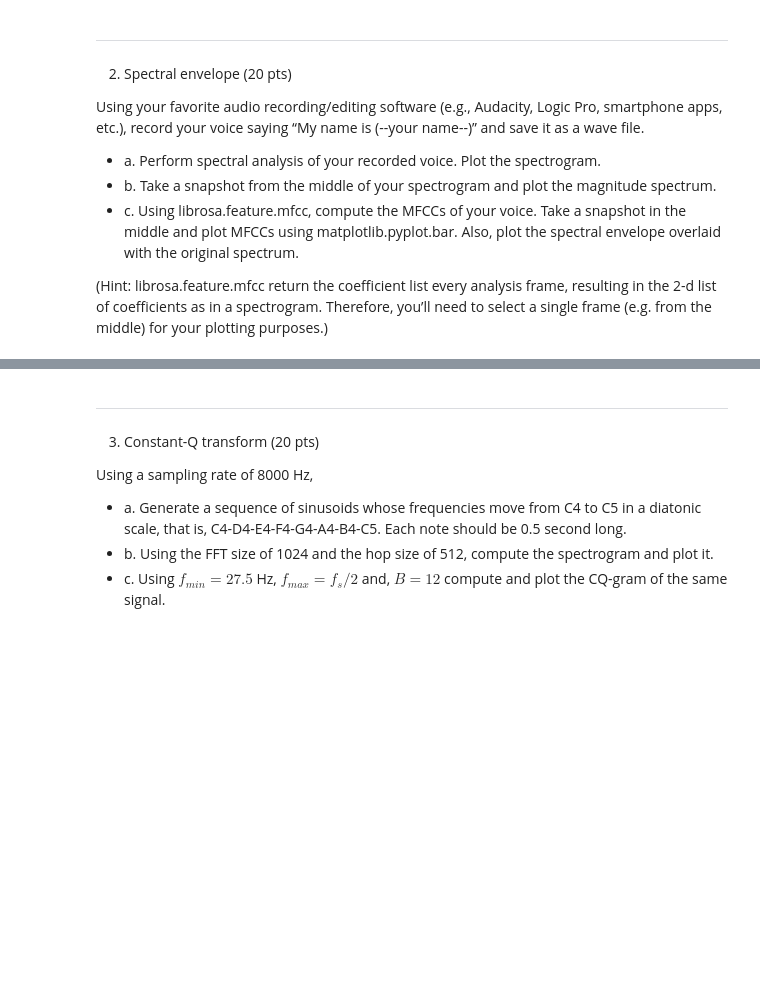
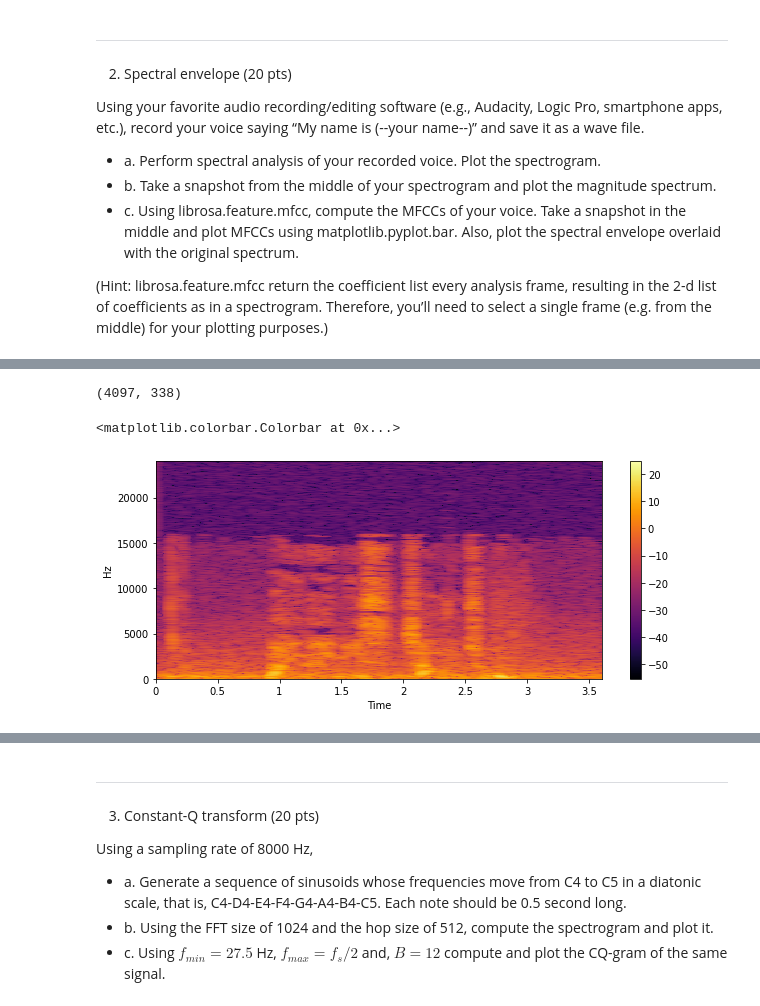
Before and after one commit to changwoonchoi/cl2020, a Jupyter notebook: as_2/assignment02.ipynb, the cells around one changed output, grey strips where cells are left out. Drawn from its saved outputs; the diff is of its cells as text; code cells hidden in the pictures; blank space fills up the shorter version.

```diff
--- a/as_2/assignment02.ipynb
+++ b/as_2/assignment02.ipynb
@@ -135,0 +349,6 @@ voice_note_path = './ChangwoonChoi.wav'
+# %%
+voice_note_path = './ChangwoonChoi.wav'
+voice, sr = librosa.load(voice_note_path, sr=None)
+print(sr)
+print('My Voice')
+ipd.Audio(voice, rate=sr, autoplay=False)
@@ -135,0 +359,16 @@ voice_note_path = './ChangwoonChoi.wav'
+# %%
+# !!!! your code here !!!!
+'''
+Perform spectral analysis of your recorded voice. Plot the spectrogram.
+'''
+# a) Spectrogram
+stft = librosa.stft(voice, n_fft=8192, hop_length=512)
+spect, _ = librosa.magphase(stft)
+print(spect.shape)
+plt.figure(figsize=(10, 4))
+librosa.display.specshow(librosa.power_to_db(spect), sr=sr, hop_length=512, cmap='inferno', x_axis = 'time', y_axis='linear')
+plt.colorbar()
+# %% [output]
+(4097, 338)
+<matplotlib.colorbar.Colorbar at 0x...>
+[figure, added]
```
Also changed, not shown: parts of 15 cells of this notebook.
